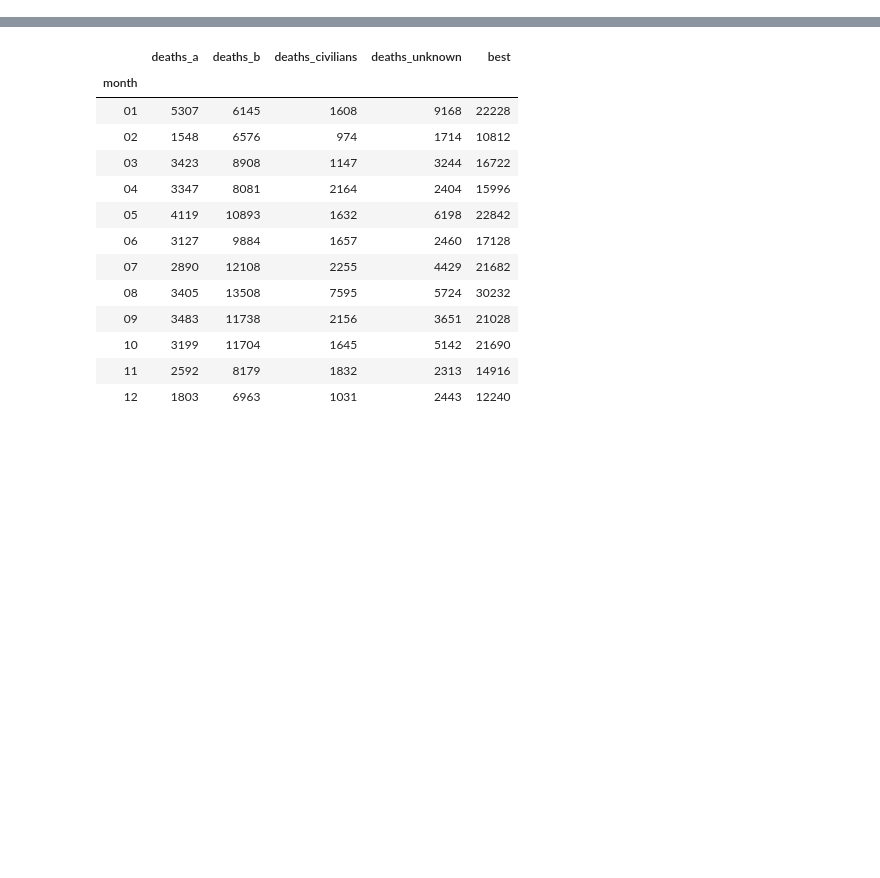
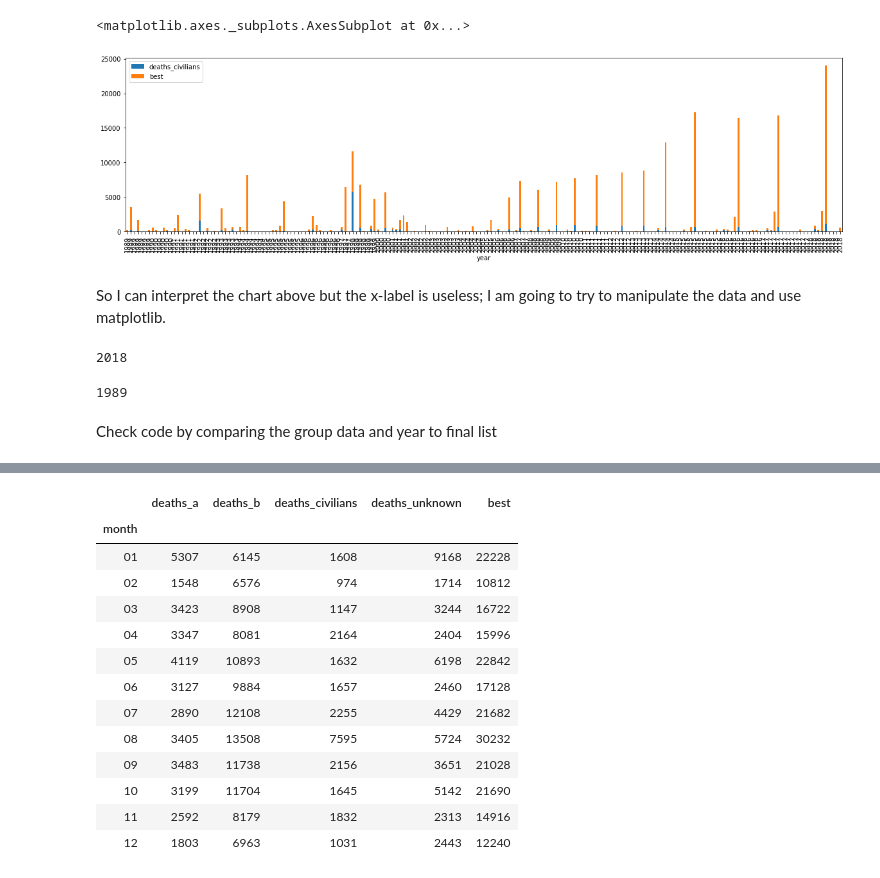
Before and after one commit to mmpatterson/civil-conflict, a Jupyter notebook: Afgh_conflicts_by_group.ipynb, the cells around one changed output, grey strips where cells are left out. Drawn from its saved outputs; the diff is of its cells as text; code cells hidden in the pictures; blank space fills up the shorter version.

```diff
--- a/Afgh_conflicts_by_group.ipynb
+++ b/Afgh_conflicts_by_group.ipynb
@@ -135,0 +325,21 @@ See the caveats in the documentation: http://pandas.pydata.org/pandas-docs/stabl
+# %%
+# See what the civilian and best total estimate compare
+#I don't like this plot because it is difficult to determine who is the groups involves and if there were no deaths
+#for a time period then it leaves a blank.  I am going to try to do a matplotlib custom plot that reduceds the gaps
+#and fixes the labels.
+df_groups[['year','deaths_civilians', 'best']].plot(x='year',kind='bar', stacked=True, figsize=(20,5))
+# %% [output]
+<matplotlib.axes._subplots.AxesSubplot at 0x...>
+[figure, added]
+# %% [markdown]
+So I can interpret the chart above but the x-label is useless; I am going to try to manipulate the data and use matplotlib.
+# %%
+# What is the latest year in the dataset
+df_groups['year'].max()
+# %% [output]
+2018
+# %%
+# What is the earliest year in the dataset
+df_groups['year'].min()
+# %% [output]
+1989
@@ -135,0 +400,2 @@ See the caveats in the documentation: http://pandas.pydata.org/pandas-docs/stabl
+# %% [markdown]
+Check code by comparing the group data and year to final list
```
Also changed, not shown: parts of 77 cells of this notebook, 9 other files.
